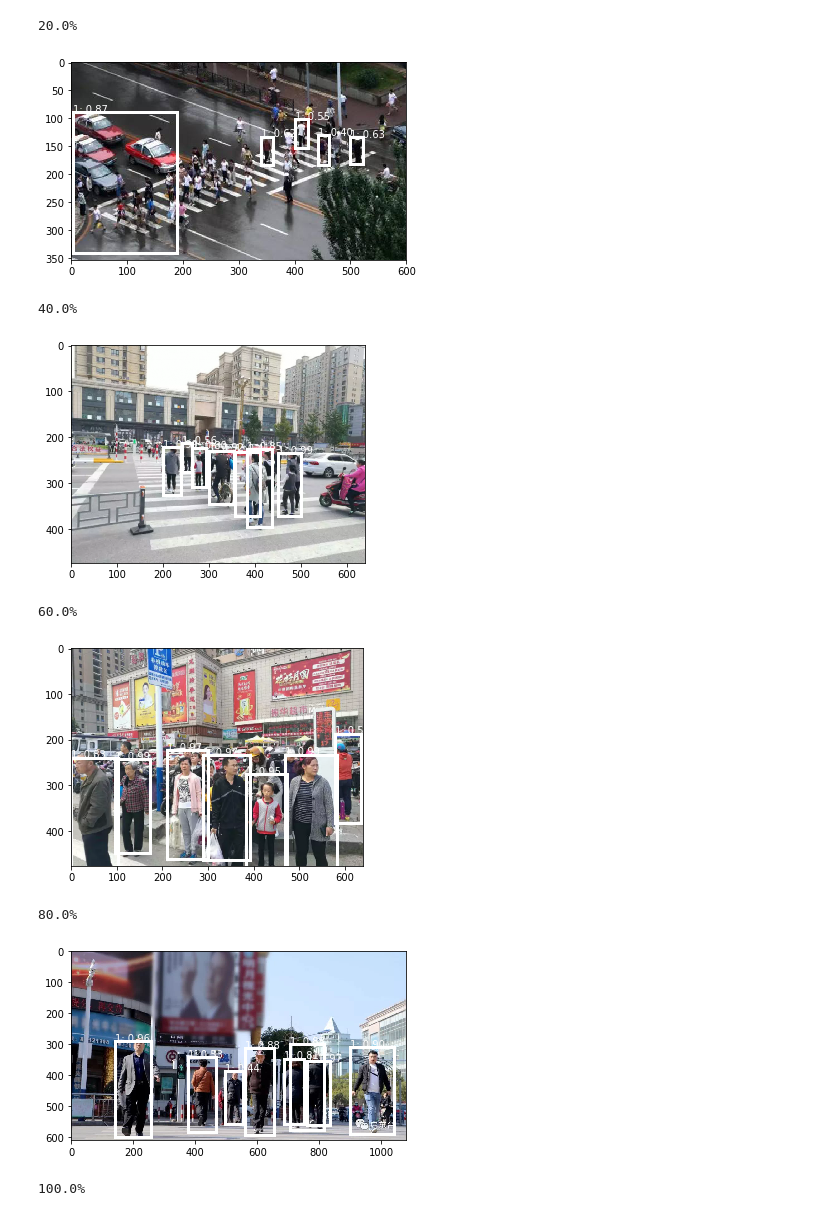
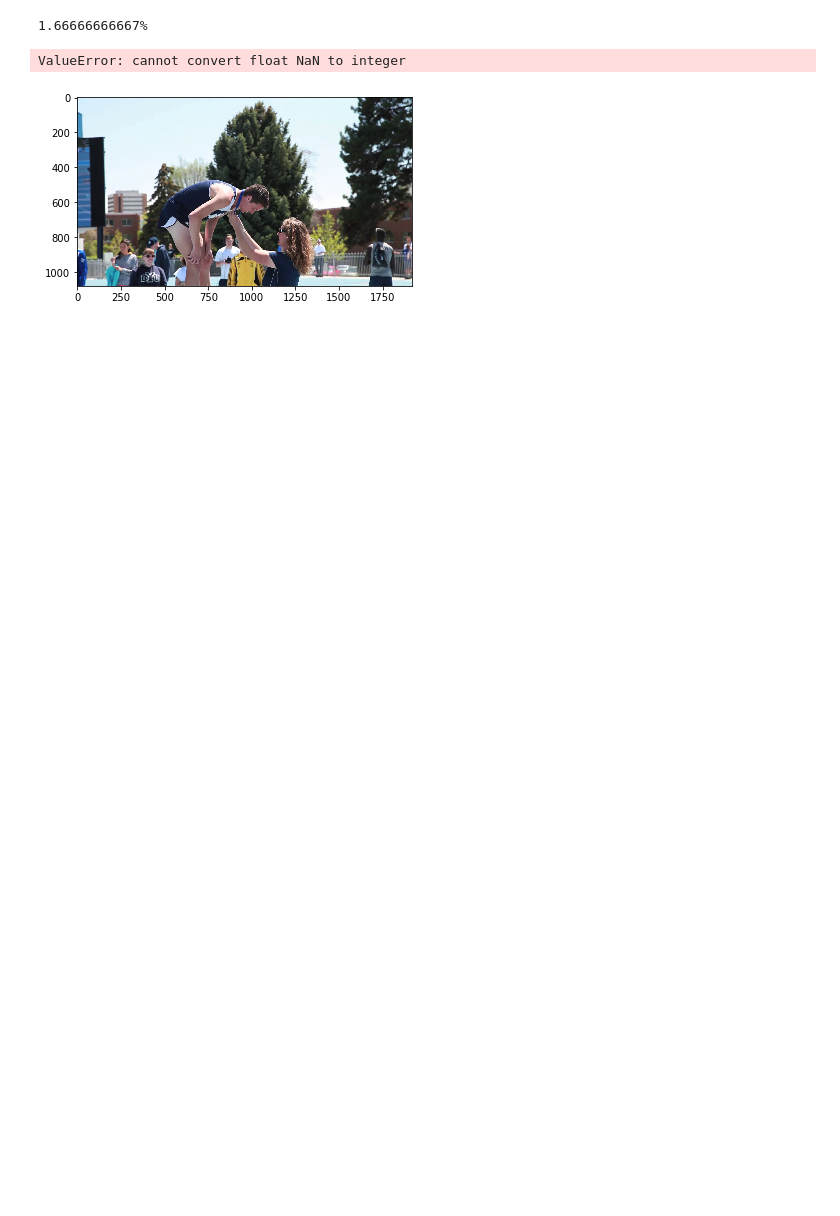
Before and after one commit to wj1tr0y/RefineDet, a Jupyter notebook: Untitled.ipynb, the cells around one changed output. Drawn from its saved outputs; the diff is of its cells as text; code cells hidden in the pictures; blank space fills up the shorter version.

Commit message:
change test notebook code

```diff
--- a/Untitled.ipynb
+++ b/Untitled.ipynb
@@ -77,52 +77,46 @@ if __name__ == '__main__':
     caffe.set_mode_gpu()
 
     # load model
-    model_def = 'models/ResNet/coco/refinedet_resnet18_743_1024x1024/deploy.prototxt'
-    model_weights = 'models/ResNet/coco/refinedet_resnet18_743_1024x1024/coco_refinedet_resnet18_743_1024x1024_iter_8000.caffemodel'
+    model_def = 'models/ResNet/coco/refinedet_resnet18_743_512x512/deploy.prototxt'
+    model_weights = 'models/ResNet/coco/refinedet_resnet18_743_512x512/coco_refinedet_resnet18_743_512x512_iter_2.caffemodel'
     net = caffe.Net(model_def, model_weights, caffe.TEST)
 
     # image preprocessing
-    img_resize = 1024
+    img_resize = 512
     net.blobs['data'].reshape(1, 3, img_resize, img_resize)
     transformer = caffe.io.Transformer({'data': net.blobs['data'].data.shape})
     transformer.set_transpose('data', (2, 0, 1))
     transformer.set_mean('data', np.array([104, 117, 123]))  # mean pixel
     transformer.set_raw_scale('data', 255)  # the reference model operates on images in [0,255] range instead of [0,1]
     transformer.set_channel_swap('data', (2, 1, 0))  # the reference model has channels in BGR order instead of RGB
 
-    im_names = os.listdir('/home/wangjilong/pedestrian/dataset/test/newset/')
+    im_names = os.listdir('../dataset/test/1/')
     #print(im_names)
     #im_names = ['3_00008637_0.jpg', '3_00008659_1.jpg']
     count = len([x for x in im_names if 'dets' not in x])
     process = 0
     for im_name in im_names:
         if 'dets' in im_name:
             continue
         process = process + 1
         print(str(float(process)/count * 100) + '%')
-        image_file = '/home/wangjilong/pedestrian/dataset/test/newset/' + im_name
+        image_file = '../dataset/test/1/' + im_name
         image = caffe.io.load_image(image_file)
         transformed_image = transformer.preprocess('data', image)
         net.blobs['data'].data[...] = transformed_image
 
         detections = net.forward()['detection_out']
         det_label = detections[0, 0, :, 1]
         det_conf = detections[0, 0, :, 2]
         det_xmin = detections[0, 0, :, 3] * image.shape[1]
         det_ymin = detections[0, 0, :, 4] * image.shape[0]
         det_xmax = detections[0, 0, :, 5] * image.shape[1]
         det_ymax = detections[0, 0, :, 6] * image.shape[0]
         result = np.column_stack([det_xmin, det_ymin, det_xmax, det_ymax, det_conf, det_label])
 
         # show result
         ShowResults2(image, image_file, result, 0.4, save_fig=True)
 # %% [output]
-20.0%
+1.66666666667%
+ValueError: cannot convert float NaN to integer
-[figure, old version]
+[figure, new version]
-40.0%
-[figure, removed]
-60.0%
-[figure, removed]
-80.0%
-[figure, removed]
-100.0%
```
Also changed, not shown: parts of 4 cells of this notebook, 2 other files.
